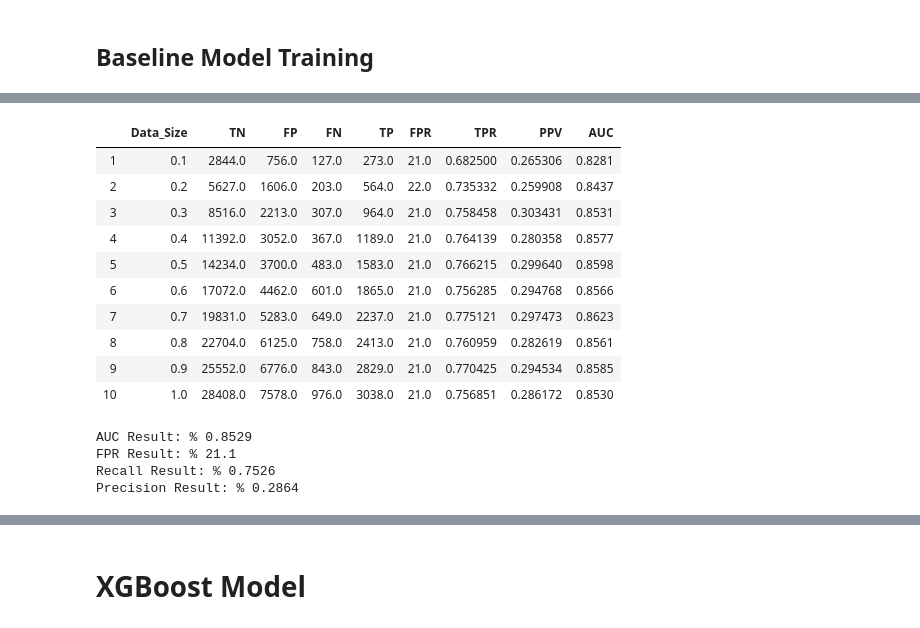
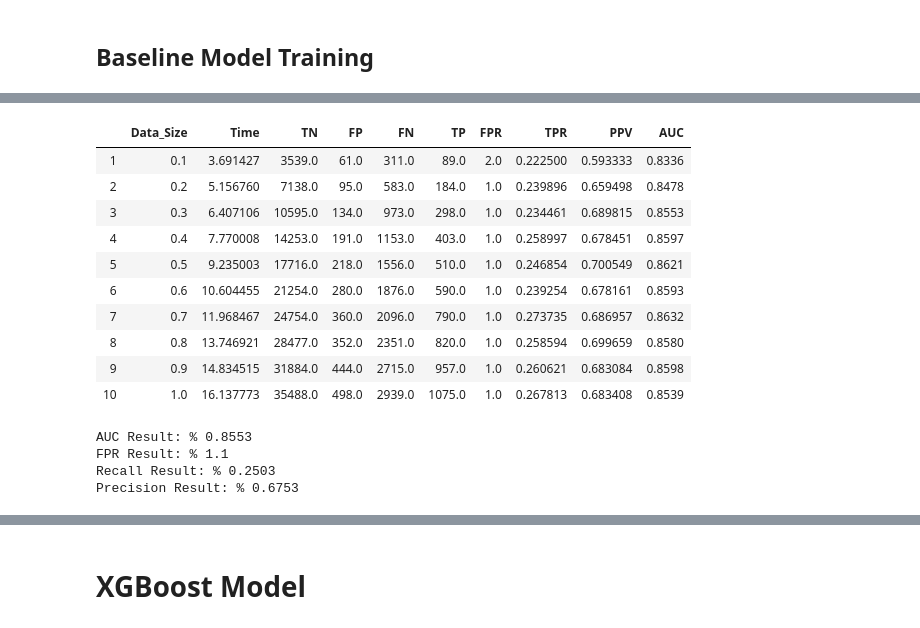
Before and after one commit to ederson-souza/Udacity-Capstone-Project, a Jupyter notebook: Capstone Project.ipynb, the cells around one changed output, grey strips where cells are left out. Drawn from its saved outputs; the diff is of its cells as text; code cells hidden in the pictures.

```diff
--- a/Capstone Project.ipynb
+++ b/Capstone Project.ipynb
@@ -142,7 +142,7 @@ def data_preprocess(raw_data, size, scaler=None):
     '''
     Preprocessing data pipeline
     raw_data = Data for preprocessing (can also be the training or the test set)
-    size = Float. The fraction of the dataset to use. Ex: 0.5 for 50%; 1. for 100%.
+    size = Float. Stratified sample size. Ex: 0.5 for 50%; 1. for 100%.
     scaler = String. StandardScaler or MinMaxScaler. Default = None
     '''
     #get a fraction of the data
@@ -173,6 +173,7 @@ def data_preprocess(raw_data, size, scaler=None):
     else:
         X = strat_data
 
+
     return X, y
 # %%
 X, y = data_preprocess(train, 1.,)
@@ -228,15 +226,16 @@ def metrics(y_test, predictions, probabilities):
 # %% [markdown]
 ## Baseline Model Training
 # %%
-%%time
 results = {}
 
 for n in tqdm(np.arange(1, 11)):
-    X, y = data_preprocess(train, .1 * n)
+    start_time = time()
+
+    X, y = data_preprocess(train, .1 * n, scaler= 'StandardScaler')
 
     X_train, X_test, y_train, y_test_LR = get_splits(X, y, DMatrix= False)
 
-    X_train, y_train = smt.fit_sample(X_train, y_train)
+    #X_train, y_train = smt.fit_sample(X_train, y_train)
 
     baseline_model = LogisticRegressionCV(cv = 10, penalty='l2', n_jobs=-1)
     baseline_model.fit(X_train, y_train)
@@ -244,8 +243,11 @@ for n in tqdm(np.arange(1, 11)):
     preds_LR = baseline_model.predict(X_test)
     proba_LR = baseline_model.predict_proba(X_test)[:,1]
 
+    end_time = time()
+
     cm, auc, fpr, tpr, ppv = metrics(y_test_LR, preds_LR, proba_LR)
     results[n] = {"Data_Size": n * 0.1,
+                  "Time": end_time - start_time,
                   "TN": cm[0][0],
                   "FP": cm[0][1],
                   "FN": cm[1][0],
@@ -265,26 +266,26 @@ Wall time: 36min 33s
 # %%
-cols = ["Data_Size", "TN", "FP", "FN","TP","FPR","TPR","PPV","AUC"]
+cols = ["Data_Size", "Time", "TN", "FP", "FN","TP","FPR","TPR","PPV","AUC"]
 df_results = pd.DataFrame(results).T[cols]
 df_results
 # %% [output]
-|  | Data_Size | TN | FP | FN | TP | FPR | TPR | PPV | AUC |
-| 1 | 0.1 | 2844.0 | 756.0 | 127.0 | 273.0 | 21.0 | 0.682500 | 0.265306 | 0.8281 |
-| 2 | 0.2 | 5627.0 | 1606.0 | 203.0 | 564.0 | 22.0 | 0.735332 | 0.259908 | 0.8437 |
-| 3 | 0.3 | 8516.0 | 2213.0 | 307.0 | 964.0 | 21.0 | 0.758458 | 0.303431 | 0.8531 |
-| 4 | 0.4 | 11392.0 | 3052.0 | 367.0 | 1189.0 | 21.0 | 0.764139 | 0.280358 | 0.8577 |
-| 5 | 0.5 | 14234.0 | 3700.0 | 483.0 | 1583.0 | 21.0 | 0.766215 | 0.299640 | 0.8598 |
-| 6 | 0.6 | 17072.0 | 4462.0 | 601.0 | 1865.0 | 21.0 | 0.756285 | 0.294768 | 0.8566 |
-| 7 | 0.7 | 19831.0 | 5283.0 | 649.0 | 2237.0 | 21.0 | 0.775121 | 0.297473 | 0.8623 |
-| 8 | 0.8 | 22704.0 | 6125.0 | 758.0 | 2413.0 | 21.0 | 0.760959 | 0.282619 | 0.8561 |
-| 9 | 0.9 | 25552.0 | 6776.0 | 843.0 | 2829.0 | 21.0 | 0.770425 | 0.294534 | 0.8585 |
-| 10 | 1.0 | 28408.0 | 7578.0 | 976.0 | 3038.0 | 21.0 | 0.756851 | 0.286172 | 0.8530 |
+|  | Data_Size | Time | TN | FP | FN | TP | FPR | TPR | PPV | AUC |
+| 1 | 0.1 | 3.691427 | 3539.0 | 61.0 | 311.0 | 89.0 | 2.0 | 0.222500 | 0.593333 | 0.8336 |
+| 2 | 0.2 | 5.156760 | 7138.0 | 95.0 | 583.0 | 184.0 | 1.0 | 0.239896 | 0.659498 | 0.8478 |
+| 3 | 0.3 | 6.407106 | 10595.0 | 134.0 | 973.0 | 298.0 | 1.0 | 0.234461 | 0.689815 | 0.8553 |
+| 4 | 0.4 | 7.770008 | 14253.0 | 191.0 | 1153.0 | 403.0 | 1.0 | 0.258997 | 0.678451 | 0.8597 |
+| 5 | 0.5 | 9.235003 | 17716.0 | 218.0 | 1556.0 | 510.0 | 1.0 | 0.246854 | 0.700549 | 0.8621 |
+| 6 | 0.6 | 10.604455 | 21254.0 | 280.0 | 1876.0 | 590.0 | 1.0 | 0.239254 | 0.678161 | 0.8593 |
+| 7 | 0.7 | 11.968467 | 24754.0 | 360.0 | 2096.0 | 790.0 | 1.0 | 0.273735 | 0.686957 | 0.8632 |
+| 8 | 0.8 | 13.746921 | 28477.0 | 352.0 | 2351.0 | 820.0 | 1.0 | 0.258594 | 0.699659 | 0.8580 |
+| 9 | 0.9 | 14.834515 | 31884.0 | 444.0 | 2715.0 | 957.0 | 1.0 | 0.260621 | 0.683084 | 0.8598 |
+| 10 | 1.0 | 16.137773 | 35488.0 | 498.0 | 2939.0 | 1075.0 | 1.0 | 0.267813 | 0.683408 | 0.8539 |
 # %%
 print("AUC Result: %", round(df_results.AUC.mean(),4))
 print("FPR Result: %", round(df_results.FPR.mean(),4))
 print("Recall Result: %", round(df_results.TPR.mean(),4))
 print("Precision Result: %", round(df_results.PPV.mean(),4))
 # %% [output]
-AUC Result: % 0.8529
-FPR Result: % 21.1
-Recall Result: % 0.7526
-Precision Result: % 0.2864
+AUC Result: % 0.8553
+FPR Result: % 1.1
+Recall Result: % 0.2503
+Precision Result: % 0.6753
```
Also changed, not shown: parts of 6 cells of this notebook, 1 other file.
